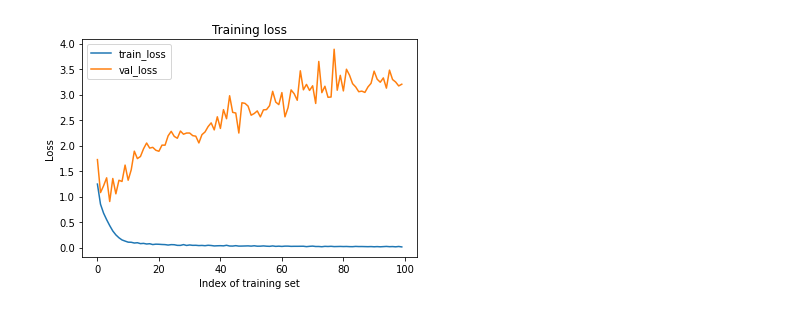
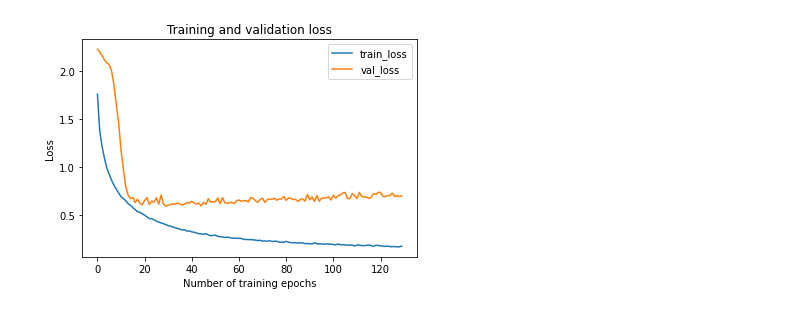
Before and after one commit to LiNdA-jz/cifar10_ann_to_snn, a Jupyter notebook: cifar10_ann_to_snn.ipynb, the cells around one changed output. Cells and saved outputs as stored; diff of their text form; code cells hidden in the pictures.

Commit message:
train more epochs and use fir_max and dt=150

```diff
--- a/cifar10_ann_to_snn.ipynb
+++ b/cifar10_ann_to_snn.ipynb
@@ -113,10 +113,11 @@ axis = 1 if keras.backend.image_data_format() == 'channels_first' else -1
 # pool size
 model.add(layers.Conv2D(32, (3, 3), activation='relu'))
 model.add(layers.MaxPooling2D((2, 2)))
+model.add(layers.Dropout(0.25))
 model.add(layers.Conv2D(64, (3, 3), activation='relu'))
 model.add(layers.Conv2D(64, (3, 3), activation='relu'))
 model.add(layers.MaxPooling2D((2, 2)))
-
+model.add(layers.Dropout(0.25))
 model.add(layers.BatchNormalization(axis=axis))
 
 model.summary()
@@ -124,8 +125,7 @@ model.summary()
 # dense takes 1D vector
 model.add(layers.Flatten())
 model.add(layers.Dense(512, activation='relu'))
-# model.add(layers.Dense(64))
-# model.add(layers.ReLU())
+model.add(layers.Dropout(0.50))
 # CIFAR has 10 classes
 model.add(layers.Dense(10, activation='softmax'))
 
@@ -137,14 +137,15 @@ model.compile(optimizer='adam',
 
 # early stopping callback if no improvement in loss
 es = EarlyStopping(monitor='val_loss',
-                    min_delta=0.1,
+                    min_delta=0.01,
                     mode='min',
-                    patience=10,
+                    patience=100,
                     restore_best_weights=True)
 
-model_fit = model.fit(x_train, y_train, batch_size=64, epochs=100,
-                    validation_data=(x_test, y_test))
-                    # callbacks=[es])
+model_fit = model.fit(x_train, y_train, batch_size=1000, epochs=50000,
+                    validation_data=(x_test, y_test),
+                    # validation_split=0.3,
+                    callbacks=[es])
 
 # plot graph for loss
 train_loss = model_fit.history['loss']
@@ -155,8 +156,8 @@ plt.plot()
 plt.plot(epoch, train_loss, label='train_loss')
 plt.plot(epoch, val_loss, label='val_loss')
 plt.legend()
-plt.title('Training loss')
-plt.xlabel('Index of training set')
+plt.title('Training and validation loss')
+plt.xlabel('Number of training epochs')
 plt.ylabel('Loss')
 plt.show()
 
@@ -184,4 +185,4 @@ Epoch 100/100
-[figure, old version]
+[figure, new version]
 # %%
 !pip install brian2
 # %% [output]
```
Also changed, not shown: parts of 5 cells of this notebook.
